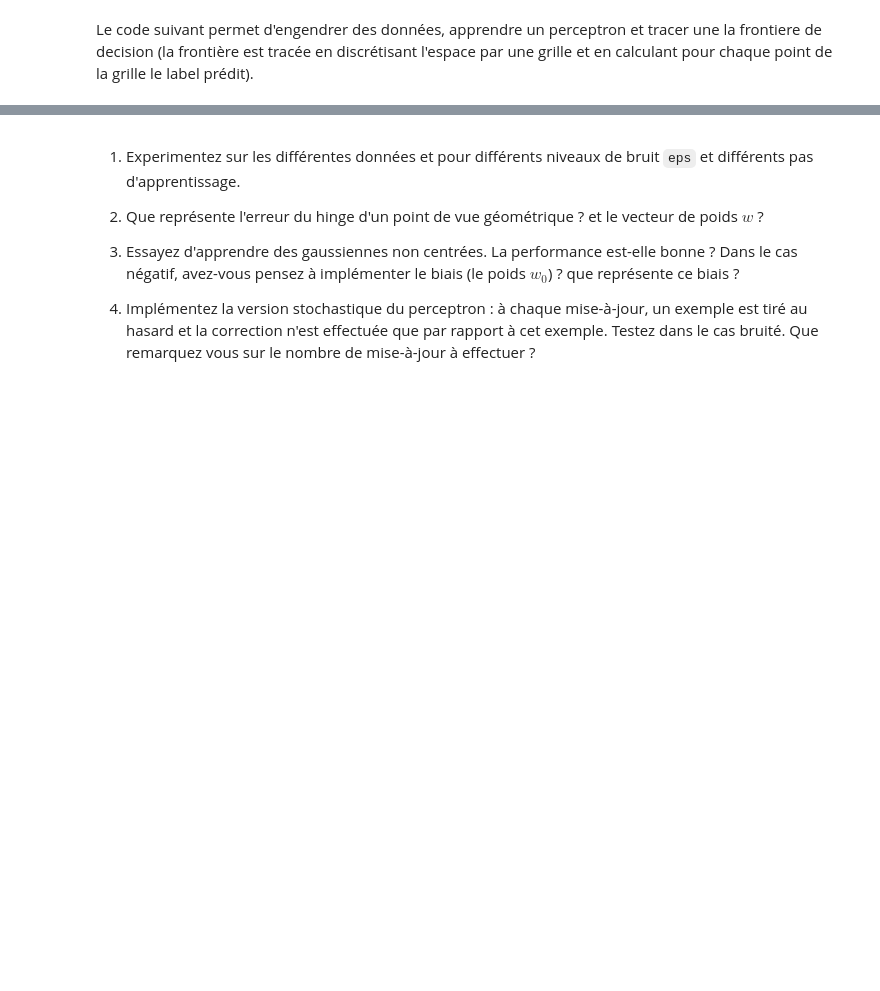
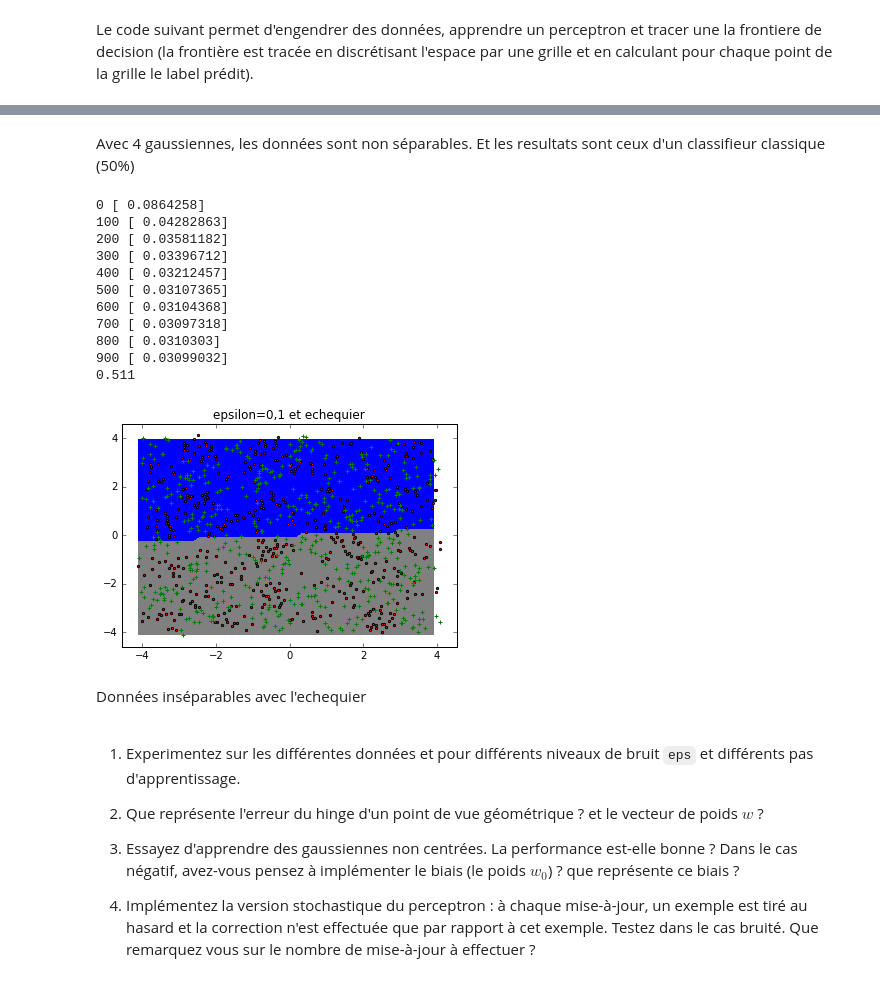
Before and after one commit to alexattia/machine.learning, a Jupyter notebook: TP3-2016.ipynb, the cells around one changed output, grey strips where cells are left out. Saved outputs shown, nothing was run; the diff lists cells and outputs as text; code cells hidden in the pictures; blank space fills up the shorter version.

```diff
--- a/TP3-2016.ipynb
+++ b/TP3-2016.ipynb
@@ -364,3 +280,31 @@ plt.show()
+# %% [markdown]
+Avec 4 gaussiennes, les données sont non séparables. Et les resultats sont ceux d'un classifieur classique (50%)
+# %%
+
+### Generer et tracer des donnees
+datax,datay = gen_arti(data_type=2,nbex=1000,eps=0.1)
+p = Perceptron(eps=1e-1,max_iter=1000)
+p.fit(datax,datay)
+print (p.score(datax,datay))
+plot_frontiere(datax,p.predict,50)
+plot_data(datax,datay)
+plt.title("epsilon=0,1 et echequier")
+plt.show()
+# %% [output]
+0 [ 0.0864258]
+100 [ 0.04282863]
+200 [ 0.03581182]
+300 [ 0.03396712]
+400 [ 0.03212457]
+500 [ 0.03107365]
+600 [ 0.03104368]
+700 [ 0.03097318]
+800 [ 0.0310303]
+900 [ 0.03099032]
+0.511
+[figure, added]
+# %% [markdown]
+Données inséparables avec l'echequier
 # %% [markdown]
 
 1. Experimentez sur les différentes données et pour différents niveaux de bruit `eps` et différents pas d'apprentissage.
```
Also changed, not shown: parts of 8 cells of this notebook.
